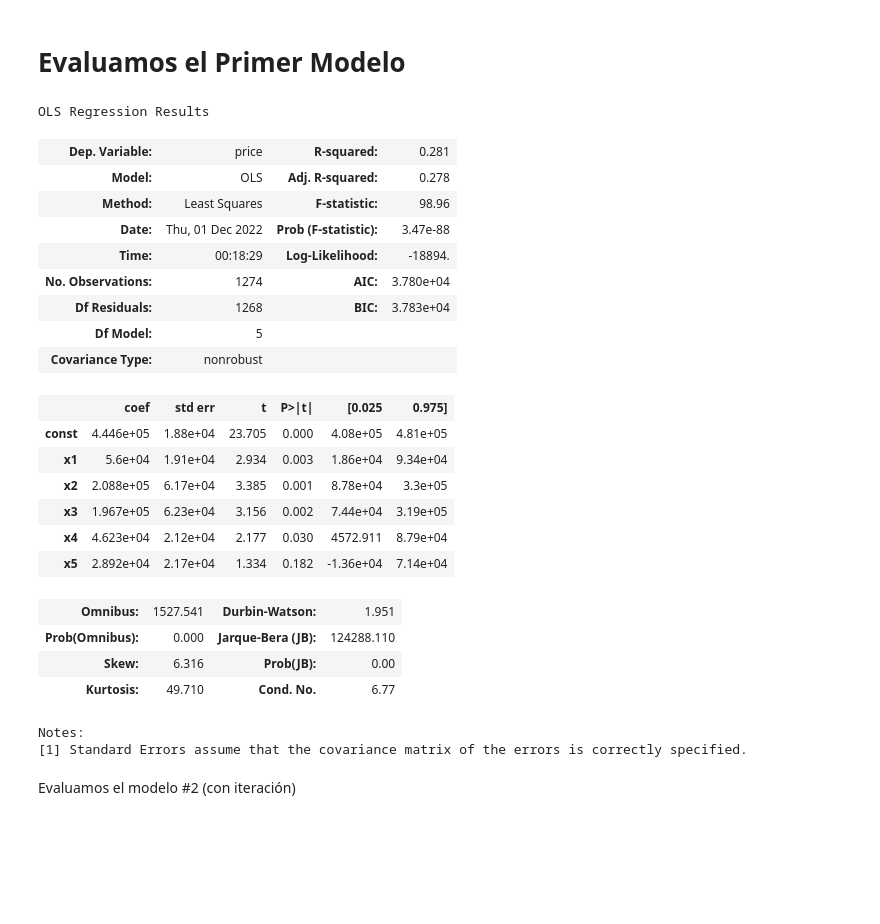
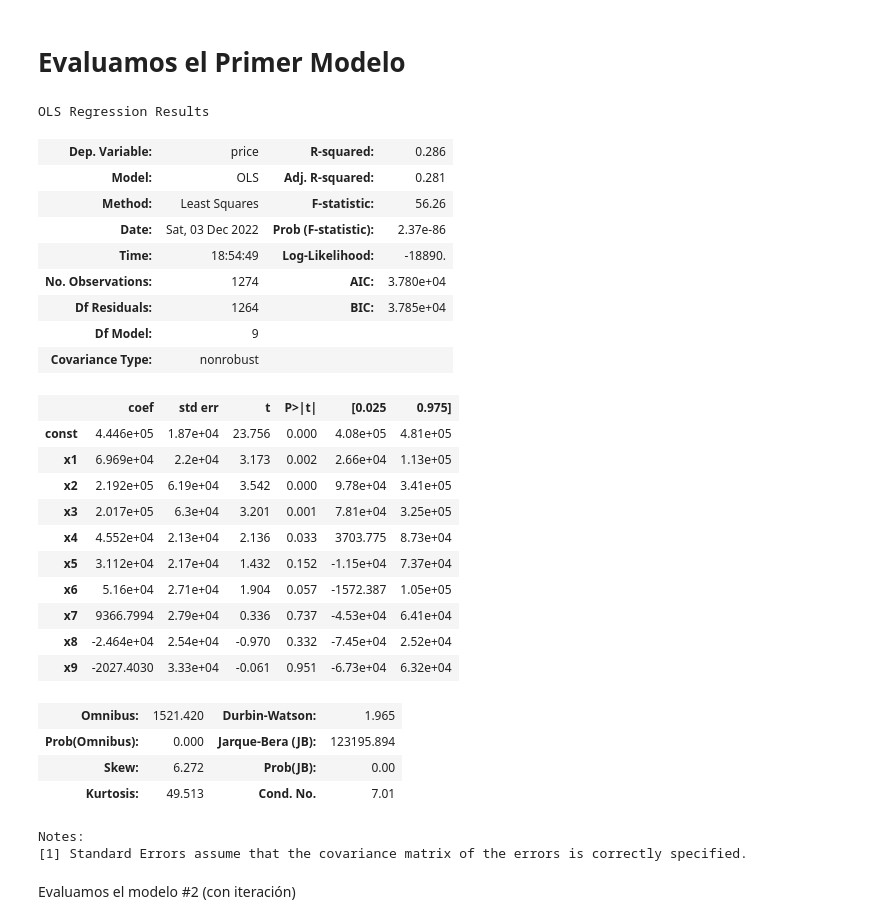
Before and after one commit to refo44/dhds_tp2_grupo6, a Jupyter notebook: Grupo6_TP2_models.ipynb, the cells around one changed output. Cells and saved outputs as stored; diff of their text form; code cells hidden in the pictures; blank space fills up the shorter version.

```diff
--- a/Grupo6_TP2_models.ipynb
+++ b/Grupo6_TP2_models.ipynb
@@ -43,31 +45,35 @@ Xtest_1 = sm.add_constant(Xtest_1)
 # %%
 # Entrenamos el modelo 1
 
-model_1 = sm.OLS(ytrain, Xtrain).fit()
+model_1 = sm.OLS(ytrain_1, Xtrain_1).fit()
 
 display(model_1.summary())
 # %% [output]
 OLS Regression Results
-| Dep. Variable: | price | R-squared: | 0.281 |
-| Model: | OLS | Adj. R-squared: | 0.278 |
-| Method: | Least Squares | F-statistic: | 98.96 |
-| Date: | Thu, 01 Dec 2022 | Prob (F-statistic): | 3.47e-88 |
-| Time: | 00:18:29 | Log-Likelihood: | -18894. |
+| Dep. Variable: | price | R-squared: | 0.286 |
+| Model: | OLS | Adj. R-squared: | 0.281 |
+| Method: | Least Squares | F-statistic: | 56.26 |
+| Date: | Sat, 03 Dec 2022 | Prob (F-statistic): | 2.37e-86 |
+| Time: | 18:54:49 | Log-Likelihood: | -18890. |
 | No. Observations: | 1274 | AIC: | 3.780e+04 |
-| Df Residuals: | 1268 | BIC: | 3.783e+04 |
-| Df Model: | 5 |  |  |
+| Df Residuals: | 1264 | BIC: | 3.785e+04 |
+| Df Model: | 9 |  |  |
 | Covariance Type: | nonrobust |  |  |
 |  | coef | std err | t | P>|t| | [0.025 | 0.975] |
-| const | 4.446e+05 | 1.88e+04 | 23.705 | 0.000 | 4.08e+05 | 4.81e+05 |
-| x1 | 5.6e+04 | 1.91e+04 | 2.934 | 0.003 | 1.86e+04 | 9.34e+04 |
-| x2 | 2.088e+05 | 6.17e+04 | 3.385 | 0.001 | 8.78e+04 | 3.3e+05 |
-| x3 | 1.967e+05 | 6.23e+04 | 3.156 | 0.002 | 7.44e+04 | 3.19e+05 |
-| x4 | 4.623e+04 | 2.12e+04 | 2.177 | 0.030 | 4572.911 | 8.79e+04 |
-| x5 | 2.892e+04 | 2.17e+04 | 1.334 | 0.182 | -1.36e+04 | 7.14e+04 |
+| const | 4.446e+05 | 1.87e+04 | 23.756 | 0.000 | 4.08e+05 | 4.81e+05 |
+| x1 | 6.969e+04 | 2.2e+04 | 3.173 | 0.002 | 2.66e+04 | 1.13e+05 |
+| x2 | 2.192e+05 | 6.19e+04 | 3.542 | 0.000 | 9.78e+04 | 3.41e+05 |
+| x3 | 2.017e+05 | 6.3e+04 | 3.201 | 0.001 | 7.81e+04 | 3.25e+05 |
+| x4 | 4.552e+04 | 2.13e+04 | 2.136 | 0.033 | 3703.775 | 8.73e+04 |
+| x5 | 3.112e+04 | 2.17e+04 | 1.432 | 0.152 | -1.15e+04 | 7.37e+04 |
+| x6 | 5.16e+04 | 2.71e+04 | 1.904 | 0.057 | -1572.387 | 1.05e+05 |
+| x7 | 9366.7994 | 2.79e+04 | 0.336 | 0.737 | -4.53e+04 | 6.41e+04 |
+| x8 | -2.464e+04 | 2.54e+04 | -0.970 | 0.332 | -7.45e+04 | 2.52e+04 |
+| x9 | -2027.4030 | 3.33e+04 | -0.061 | 0.951 | -6.73e+04 | 6.32e+04 |
-| Omnibus: | 1527.541 | Durbin-Watson: | 1.951 |
-| Prob(Omnibus): | 0.000 | Jarque-Bera (JB): | 124288.110 |
-| Skew: | 6.316 | Prob(JB): | 0.00 |
-| Kurtosis: | 49.710 | Cond. No. | 6.77 |
+| Omnibus: | 1521.420 | Durbin-Watson: | 1.965 |
+| Prob(Omnibus): | 0.000 | Jarque-Bera (JB): | 123195.894 |
+| Skew: | 6.272 | Prob(JB): | 0.00 |
+| Kurtosis: | 49.513 | Cond. No. | 7.01 |
 Notes:
 [1] Standard Errors assume that the covariance matrix of the errors is correctly specified.
 # %% [markdown]
```
Also changed, not shown: parts of 9 cells of this notebook.
